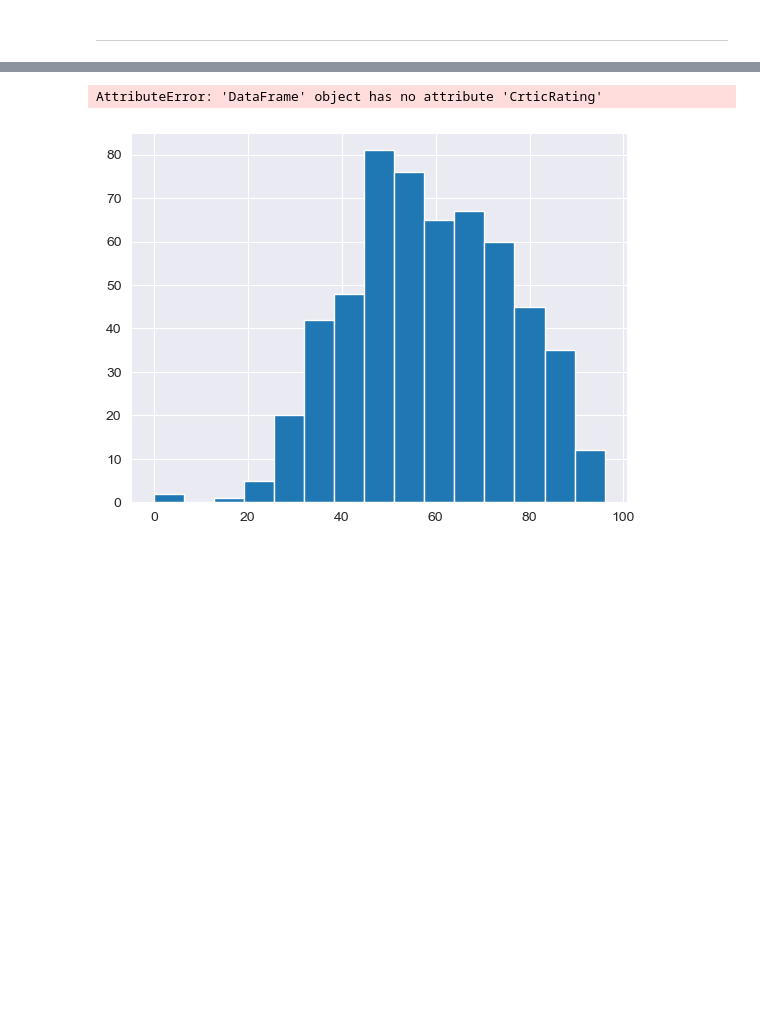
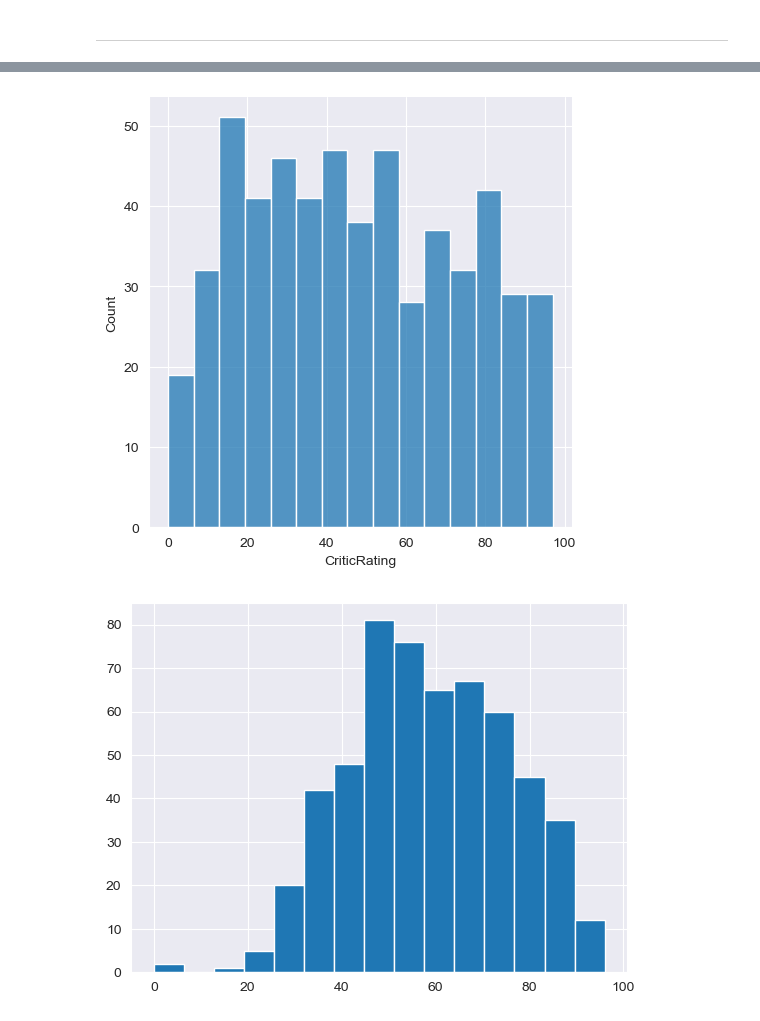
Before and after one commit to siuchingovo/PythonAtoZ, a Jupyter notebook: CoursePractice/Movie Ratings Analytics.ipynb, the cells around one changed output, grey strips where cells are left out. Cells and saved outputs as stored; diff of their text form; code cells hidden in the pictures; blank space fills up the shorter version.

```diff
--- a/CoursePractice/Movie Ratings Analytics.ipynb
+++ b/CoursePractice/Movie Ratings Analytics.ipynb
@@ -164,8 +165,8 @@ m1 = sns.displot(movies.AudienceRating, bins = 15)
 # %%
 sns.set_style('darkgrid')
-m2 = sns.displot(movies.CrticRating, bins = 15)
+m2 = sns.displot(movies.CriticRating, bins = 15)
 # %% [output]
-AttributeError: 'DataFrame' object has no attribute 'CrticRating'
+[figure, added]
 # %%
 sns.set_style('darkgrid') #darkgrid / whitegrid
 n1 = plt.hist(movies.AudienceRating, bins = 15)
```
Also changed, not shown: parts of 42 cells of this notebook, 5 other files.
